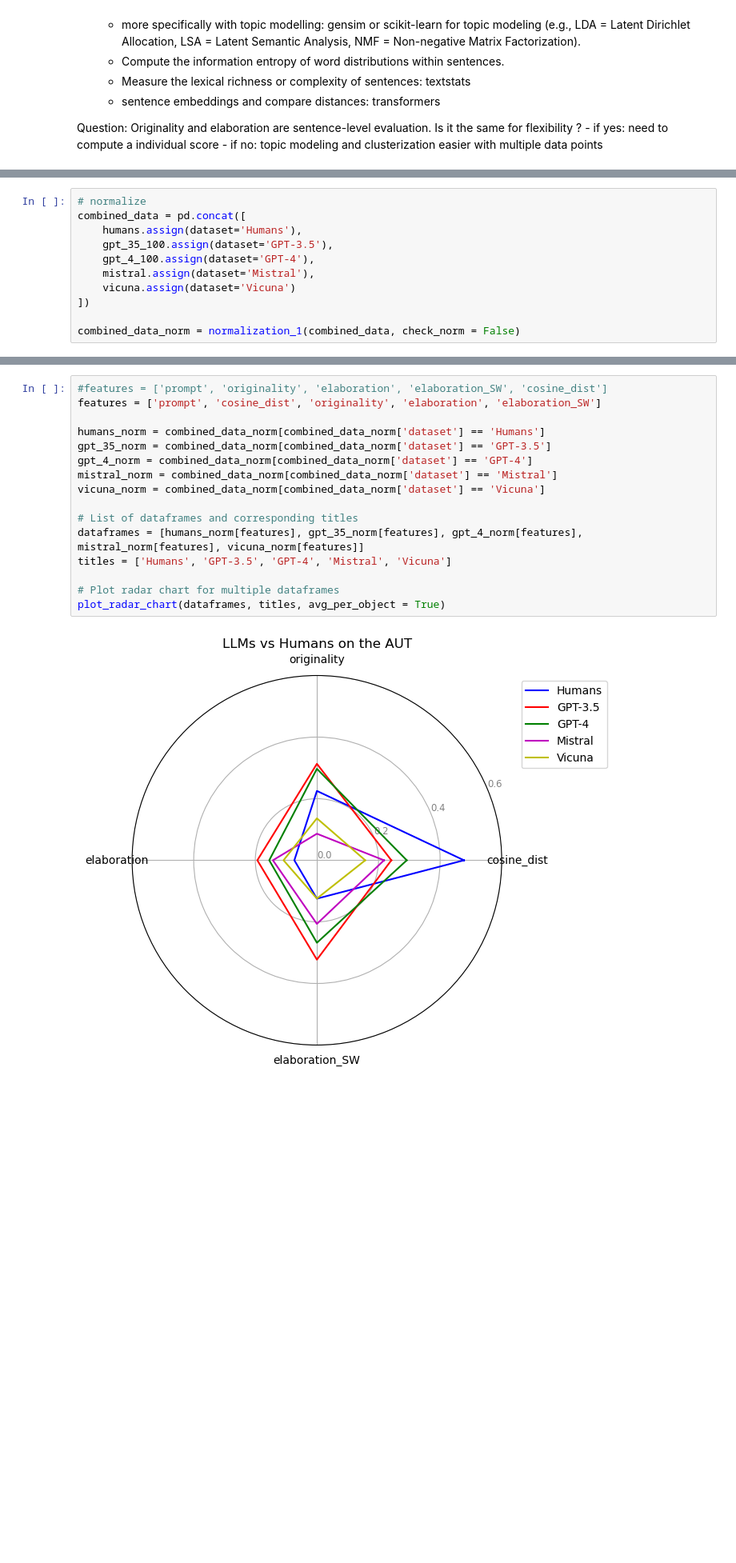
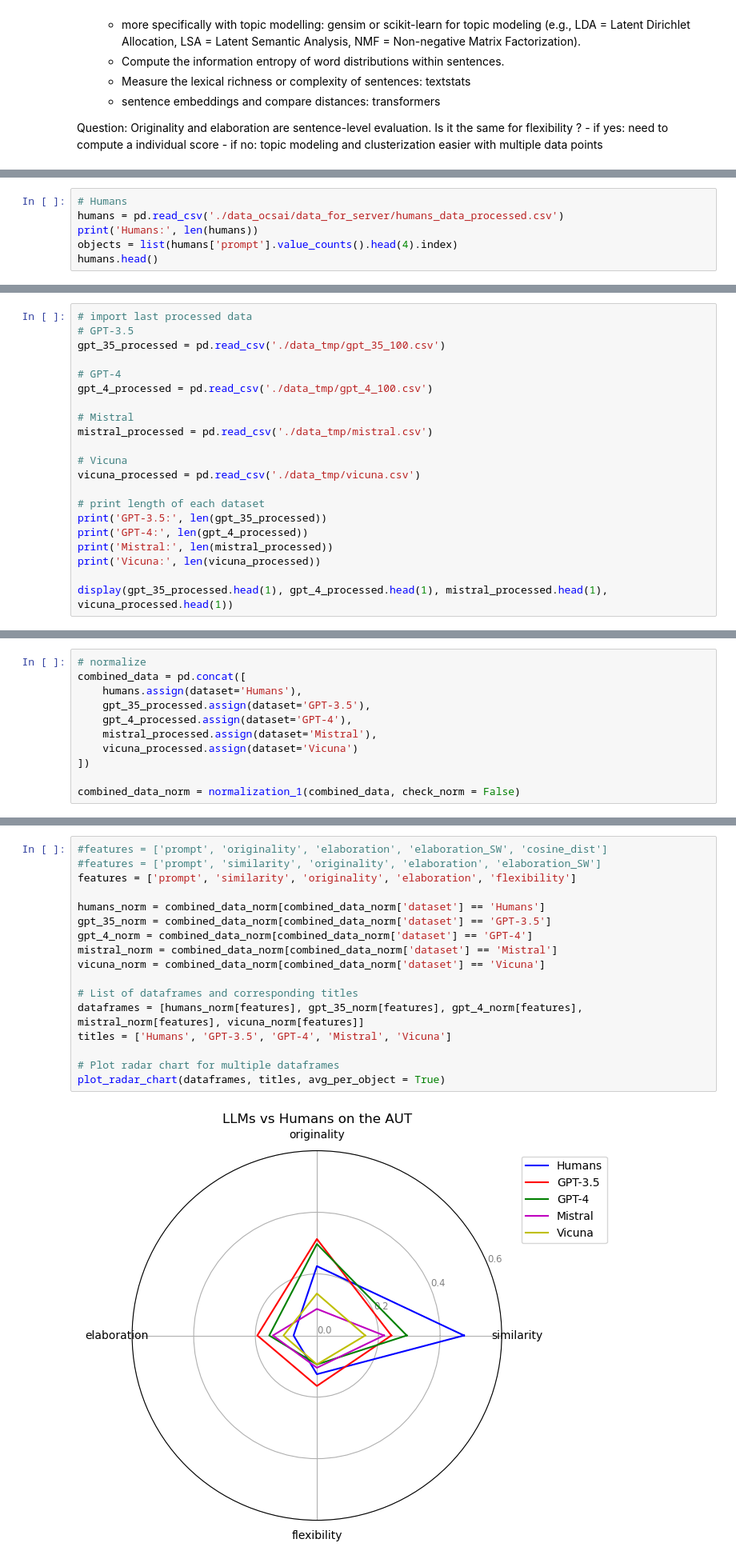
Before and after one commit to Maximelel/LLM_creativity_aut, a Jupyter notebook: benchmark.ipynb, the cells around one changed output, grey strips where cells are left out. Shown at 80% size. Saved outputs shown, nothing was run; the diff lists cells and outputs as text; blank space fills up the shorter version.

```diff
--- a/benchmark.ipynb
+++ b/benchmark.ipynb
@@ -120,0 +187,6 @@ The autoreload extension is already loaded. To reload it, use:
+# %%
+# Humans
+humans = pd.read_csv('./data_ocsai/data_for_server/humans_data_processed.csv')
+print('Humans:', len(humans))
+objects = list(humans['prompt'].value_counts().head(4).index)
+humans.head()
@@ -193,0 +323,21 @@ display(humans.head(1), gpt_35_100.head(1), gpt_4_100.head(1), mistral.head(1),
+# %%
+# import last processed data
+# GPT-3.5
+gpt_35_processed = pd.read_csv('./data_tmp/gpt_35_100.csv')
+
+# GPT-4
+gpt_4_processed = pd.read_csv('./data_tmp/gpt_4_100.csv')
+
+# Mistral
+mistral_processed = pd.read_csv('./data_tmp/mistral.csv')
+
+# Vicuna
+vicuna_processed = pd.read_csv('./data_tmp/vicuna.csv')
+
+# print length of each dataset
+print('GPT-3.5:', len(gpt_35_processed))
+print('GPT-4:', len(gpt_4_processed))
+print('Mistral:', len(mistral_processed))
+print('Vicuna:', len(vicuna_processed))
+
+display(gpt_35_processed.head(1), gpt_4_processed.head(1), mistral_processed.head(1), vicuna_processed.head(1))
@@ -199,10 +362,10 @@ Question: Which model performs better and along which dimensions ?
 # normalize
 combined_data = pd.concat([
     humans.assign(dataset='Humans'),
-    gpt_35_100.assign(dataset='GPT-3.5'),
-    gpt_4_100.assign(dataset='GPT-4'),
-    mistral.assign(dataset='Mistral'),
-    vicuna.assign(dataset='Vicuna')
+    gpt_35_processed.assign(dataset='GPT-3.5'),
+    gpt_4_processed.assign(dataset='GPT-4'),
+    mistral_processed.assign(dataset='Mistral'),
+    vicuna_processed.assign(dataset='Vicuna')
 ])
 
 combined_data_norm = normalization_1(combined_data, check_norm = False)
@@ -224,21 +387,22 @@ plt.show()
 # %%
 #features = ['prompt', 'originality', 'elaboration', 'elaboration_SW', 'cosine_dist']
-features = ['prompt', 'cosine_dist', 'originality', 'elaboration', 'elaboration_SW']
+#features = ['prompt', 'similarity', 'originality', 'elaboration', 'elaboration_SW']
+features = ['prompt', 'similarity', 'originality', 'elaboration', 'flexibility']
 
 humans_norm = combined_data_norm[combined_data_norm['dataset'] == 'Humans']
 gpt_35_norm = combined_data_norm[combined_data_norm['dataset'] == 'GPT-3.5']
 gpt_4_norm = combined_data_norm[combined_data_norm['dataset'] == 'GPT-4']
 mistral_norm = combined_data_norm[combined_data_norm['dataset'] == 'Mistral']
 vicuna_norm = combined_data_norm[combined_data_norm['dataset'] == 'Vicuna']
 
 # List of dataframes and corresponding titles
 dataframes = [humans_norm[features], gpt_35_norm[features], gpt_4_norm[features], mistral_norm[features], vicuna_norm[features]]
 titles = ['Humans', 'GPT-3.5', 'GPT-4', 'Mistral', 'Vicuna']
 
 # Plot radar chart for multiple dataframes
 plot_radar_chart(dataframes, titles, avg_per_object = True)
 # %% [output]
-[figure, old version]
+[figure, new version]
 # %% [markdown]
 # Radar charts per object
 
```
Also changed, not shown: parts of 59 cells of this notebook, 6 other files.
